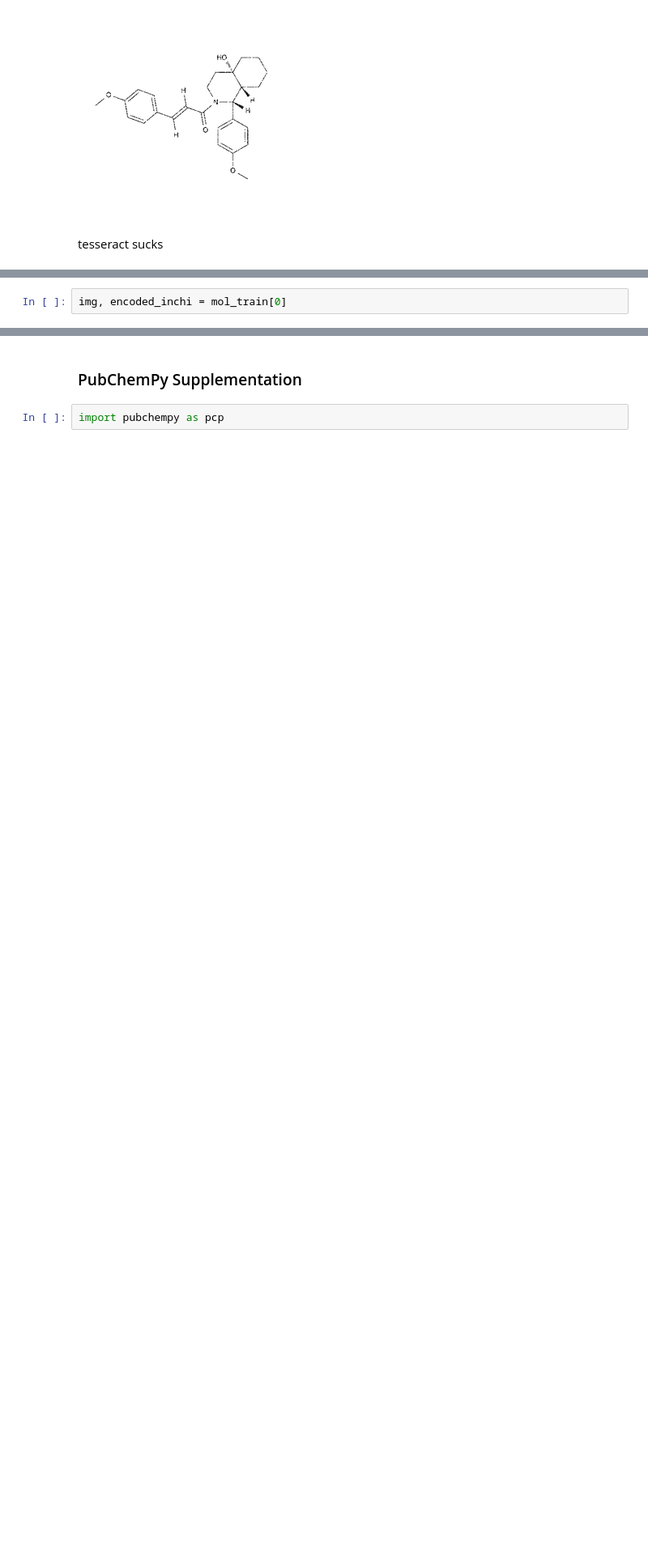
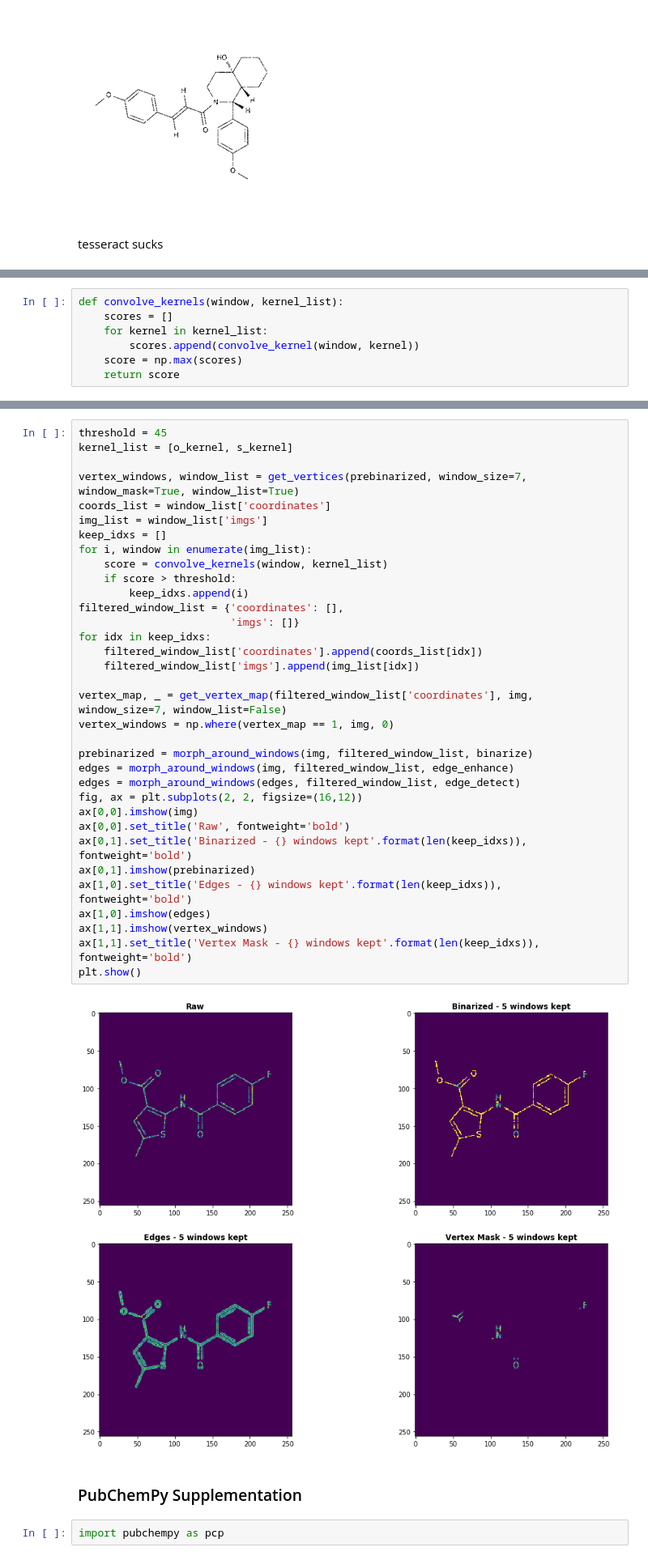
Before and after one commit to wesleyktatum/bms_kaggle, a Jupyter notebook: ipynb/od_exploration.ipynb, the cells around one changed output, grey strips where cells are left out. Shown at 81% size. Saved outputs shown, nothing was run; the diff lists cells and outputs as text; blank space fills up the shorter version.

Commit message:
train_script

```diff
--- a/ipynb/od_exploration.ipynb
+++ b/ipynb/od_exploration.ipynb
@@ -271,0 +287,7 @@ tesseract sucks
+# %%
+def convolve_kernels(window, kernel_list):
+    scores = []
+    for kernel in kernel_list:
+        scores.append(convolve_kernel(window, kernel))
+    score = np.max(scores)
+    return score
@@ -318,2 +367,0 @@ for window in window_list['imgs']:
-# %%
-img, encoded_inchi = mol_train[0]
@@ -334,3 +368,39 @@ plt.show()
+# %%
+threshold = 45
+kernel_list = [o_kernel, s_kernel]
+
+vertex_windows, window_list = get_vertices(prebinarized, window_size=7, window_mask=True, window_list=True)
+coords_list = window_list['coordinates']
+img_list = window_list['imgs']
+keep_idxs = []
+for i, window in enumerate(img_list):
+    score = convolve_kernels(window, kernel_list)
+    if score > threshold:
+        keep_idxs.append(i)
+filtered_window_list = {'coordinates': [],
+                        'imgs': []}
+for idx in keep_idxs:
+    filtered_window_list['coordinates'].append(coords_list[idx])
+    filtered_window_list['imgs'].append(img_list[idx])
+
+vertex_map, _ = get_vertex_map(filtered_window_list['coordinates'], img, window_size=7, window_list=False)
+vertex_windows = np.where(vertex_map == 1, img, 0)
+
+prebinarized = morph_around_windows(img, filtered_window_list, binarize)
+edges = morph_around_windows(img, filtered_window_list, edge_enhance)
+edges = morph_around_windows(edges, filtered_window_list, edge_detect)
+fig, ax = plt.subplots(2, 2, figsize=(16,12))
+ax[0,0].imshow(img)
+ax[0,0].set_title('Raw', fontweight='bold')
+ax[0,1].set_title('Binarized - {} windows kept'.format(len(keep_idxs)), fontweight='bold')
+ax[0,1].imshow(prebinarized)
+ax[1,0].set_title('Edges - {} windows kept'.format(len(keep_idxs)), fontweight='bold')
+ax[1,0].imshow(edges)
+ax[1,1].imshow(vertex_windows)
+ax[1,1].set_title('Vertex Mask - {} windows kept'.format(len(keep_idxs)), fontweight='bold')
+plt.show()
+# %% [output]
+[figure, added]
 # %% [markdown]
 ### PubChemPy Supplementation
 # %%
```
Also changed, not shown: parts of 30 cells of this notebook, 7 other files.
